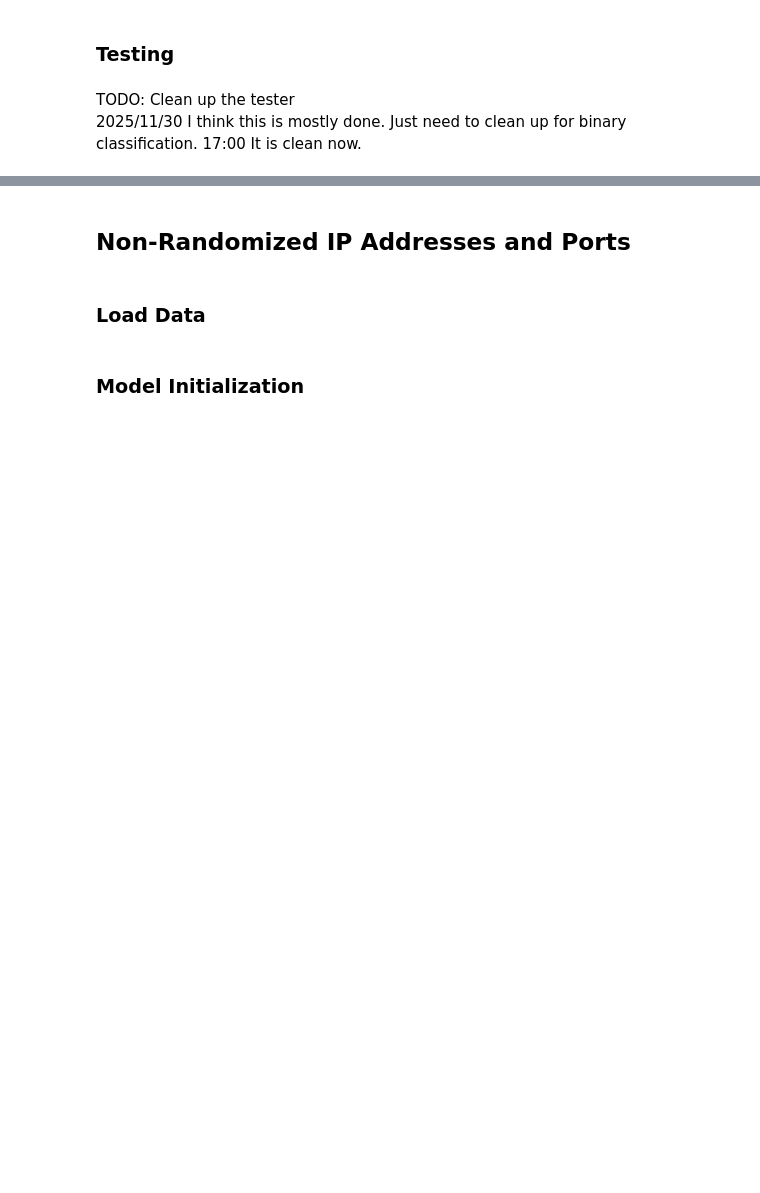
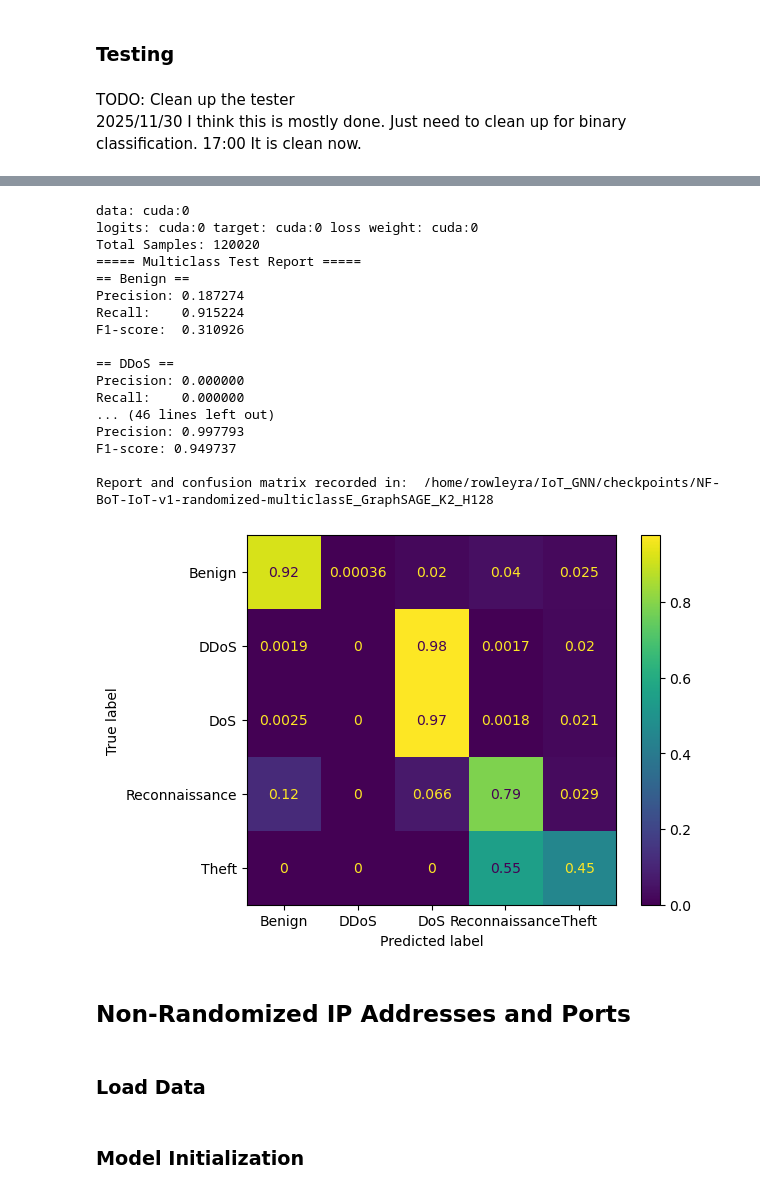
Before and after one commit to raphaelrowley/IoT_GNN, a Jupyter notebook: iot.ipynb, the cells around one changed output, grey strips where cells are left out. Drawn from its saved outputs; the diff is of its cells as text; code cells hidden in the pictures; blank space fills up the shorter version.

```diff
--- a/iot.ipynb
+++ b/iot.ipynb
@@ -154,3 +228,25 @@ tester_inst.test_model(model_egs)
+# %%
+tester_inst_gpu = tester.ModelTester(randomized_ip_test_data, True)
+tester_inst_gpu.test_model(model_egs)
+# %% [output]
+data: cuda:0
+logits: cuda:0 target: cuda:0 loss weight: cuda:0
+Total Samples: 120020
+===== Multiclass Test Report =====
+== Benign ==
+Precision: 0.187274
+Recall:    0.915224
+F1-score:  0.310926
+
+== DDoS ==
+Precision: 0.000000
+Recall:    0.000000
+... (46 lines left out)
+Precision: 0.997793
+F1-score: 0.949737
+
+Report and confusion matrix recorded in:  /home/rowleyra/IoT_GNN/checkpoints/NF-BoT-IoT-v1-randomized-multiclassE_GraphSAGE_K2_H128
+[figure, added]
 # %%
 tester_inst.test_model(model_fnn)
 # %%
```
Also changed, not shown: parts of 7 cells of this notebook.
